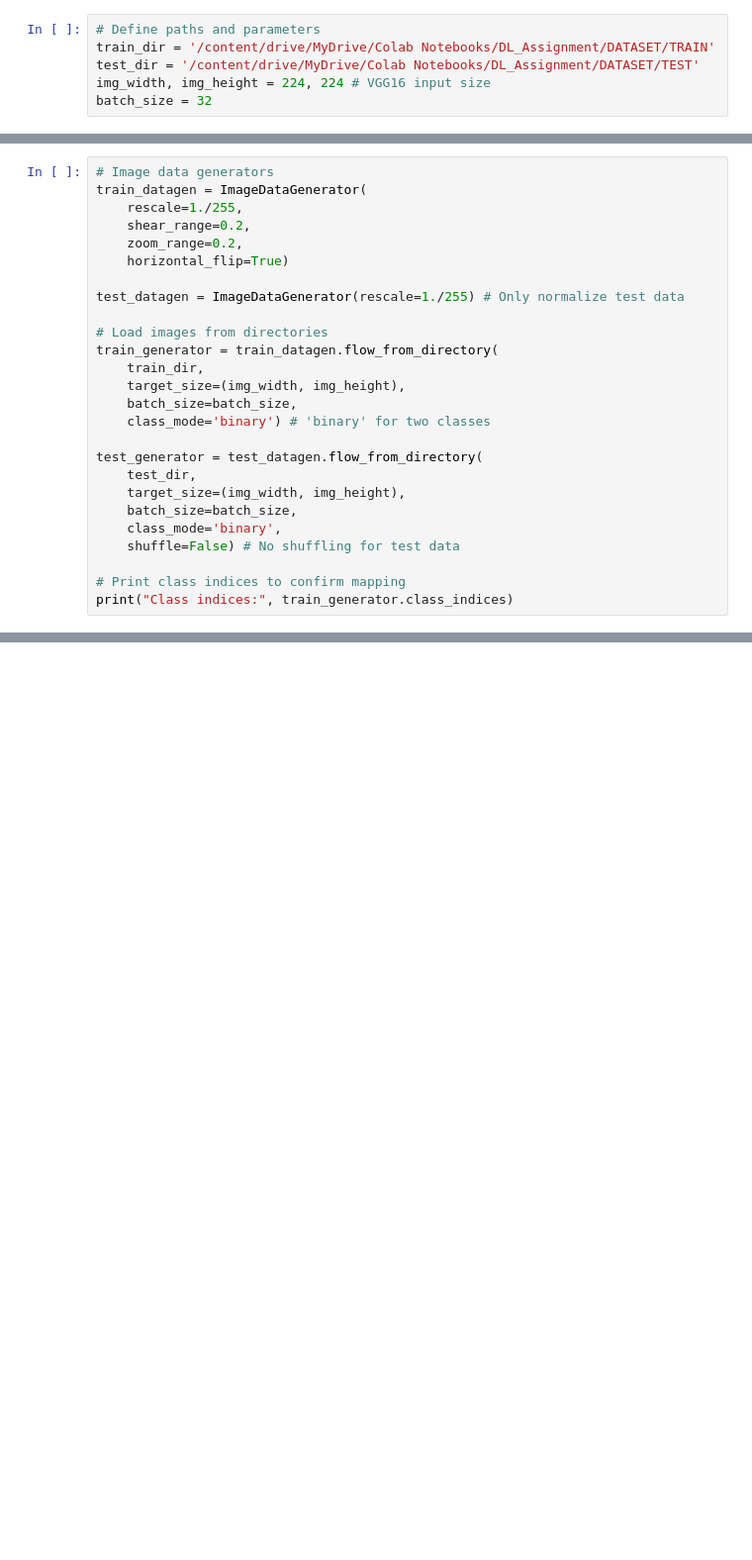
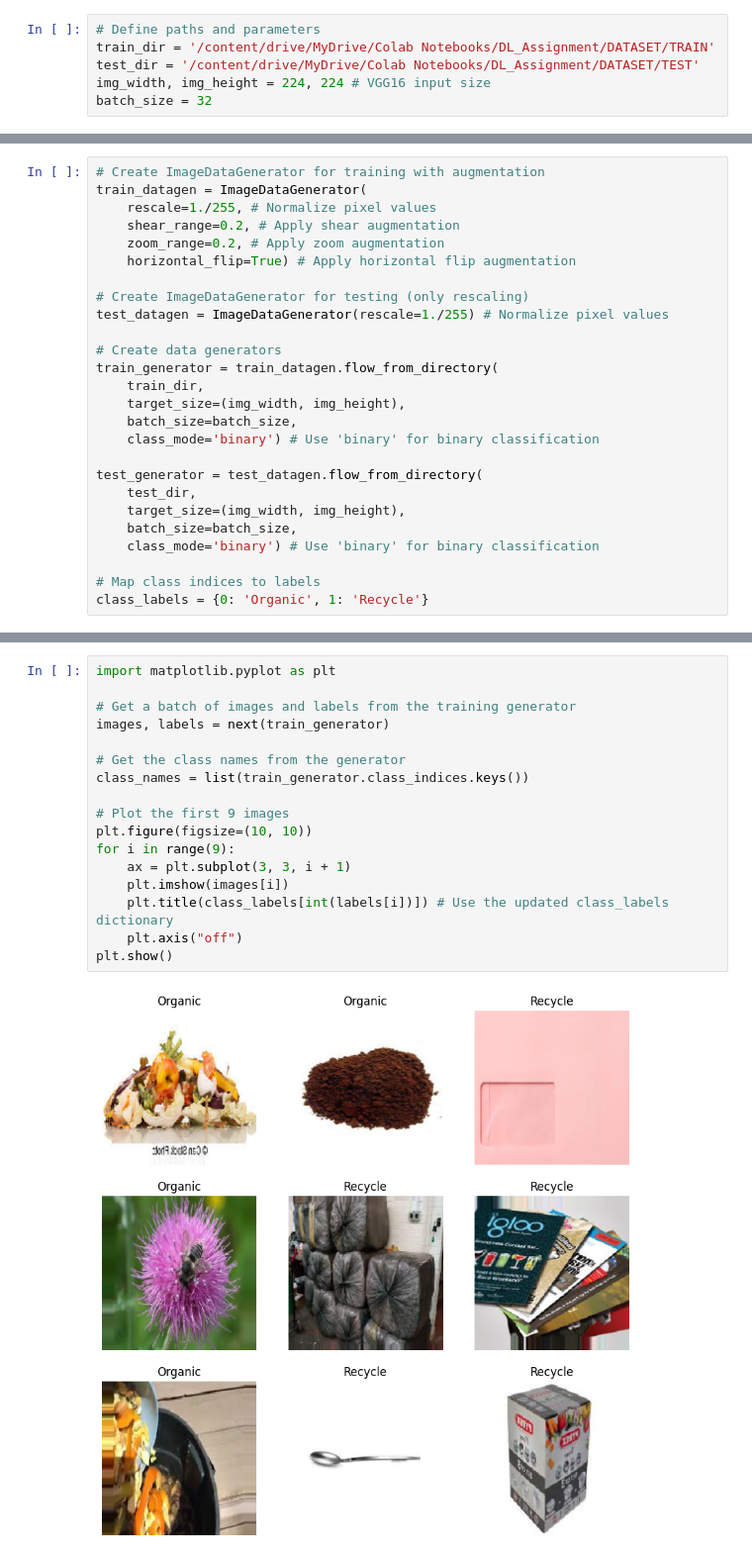
Before and after one commit to IT22283344/DL_Assignment, a Jupyter notebook: VGG16_Garbage_classification.ipynb, the cells around one changed output, grey strips where cells are left out. Shown at 99% size. Cells and saved outputs as stored; diff of their text form; blank space fills up the shorter version.

Commit message:
Data pre processing and Augmentation completed

```diff
--- a/VGG16_Garbage_classification.ipynb
+++ b/VGG16_Garbage_classification.ipynb
@@ -29,29 +23,29 @@ batch_size = 32
 # %%
-# Image data generators
+# Create ImageDataGenerator for training with augmentation
 train_datagen = ImageDataGenerator(
-    rescale=1./255,
-    shear_range=0.2,
-    zoom_range=0.2,
-    horizontal_flip=True)
+    rescale=1./255, # Normalize pixel values
+    shear_range=0.2, # Apply shear augmentation
+    zoom_range=0.2, # Apply zoom augmentation
+    horizontal_flip=True) # Apply horizontal flip augmentation
 
-test_datagen = ImageDataGenerator(rescale=1./255) # Only normalize test data
+# Create ImageDataGenerator for testing (only rescaling)
+test_datagen = ImageDataGenerator(rescale=1./255) # Normalize pixel values
 
-# Load images from directories
+# Create data generators
 train_generator = train_datagen.flow_from_directory(
     train_dir,
     target_size=(img_width, img_height),
     batch_size=batch_size,
-    class_mode='binary') # 'binary' for two classes
+    class_mode='binary') # Use 'binary' for binary classification
 
 test_generator = test_datagen.flow_from_directory(
     test_dir,
     target_size=(img_width, img_height),
     batch_size=batch_size,
-    class_mode='binary',
-    shuffle=False) # No shuffling for test data
+    class_mode='binary') # Use 'binary' for binary classification
 
-# Print class indices to confirm mapping
-print("Class indices:", train_generator.class_indices)
+# Map class indices to labels
+class_labels = {0: 'Organic', 1: 'Recycle'}
 # %% [output]
 Found 22592 images belonging to 2 classes.
 Found 2514 images belonging to 2 classes.
@@ -58,0 +52,19 @@ Class indices: {'O': 0, 'R': 1}
+# %%
+import matplotlib.pyplot as plt
+
+# Get a batch of images and labels from the training generator
+images, labels = next(train_generator)
+
+# Get the class names from the generator
+class_names = list(train_generator.class_indices.keys())
+
+# Plot the first 9 images
+plt.figure(figsize=(10, 10))
+for i in range(9):
+    ax = plt.subplot(3, 3, i + 1)
+    plt.imshow(images[i])
+    plt.title(class_labels[int(labels[i])]) # Use the updated class_labels dictionary
+    plt.axis("off")
+plt.show()
+# %% [output]
+[figure, added]
```
Also changed, not shown: parts of 8 cells of this notebook.
